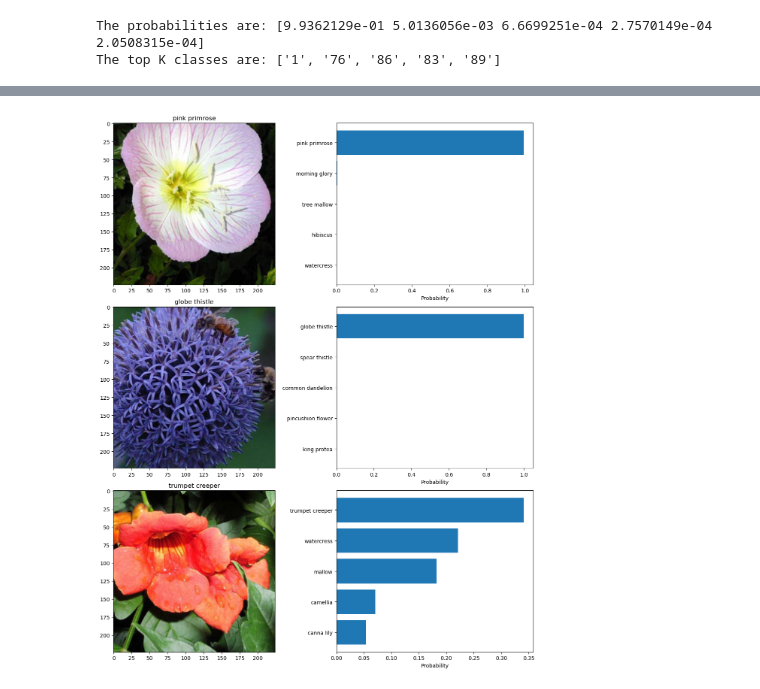
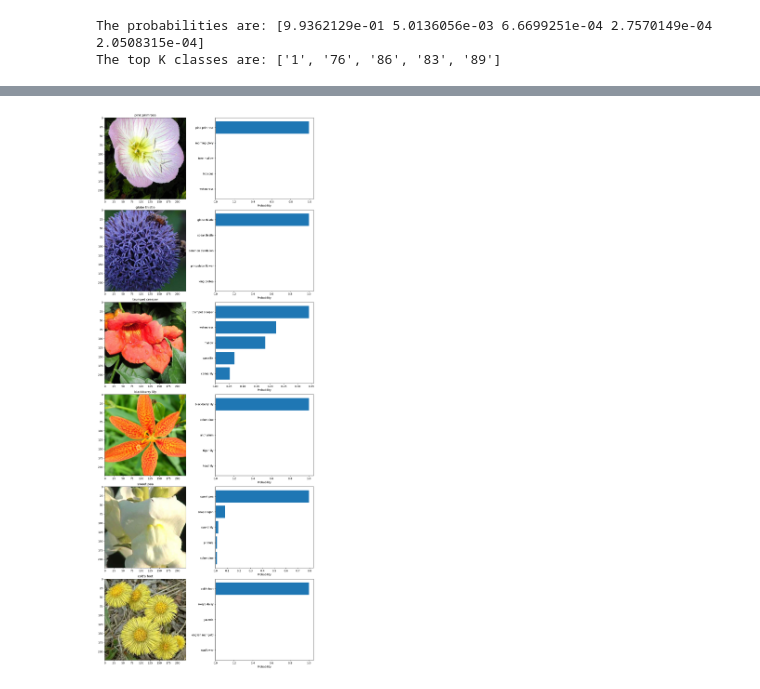
Before and after one commit to emdeh/rmit-img-classifier, a Jupyter notebook: Image Classifier Project.ipynb, the cells around one changed output, grey strips where cells are left out. Drawn from its saved outputs; the diff is of its cells as text; code cells hidden in the pictures.

Commit message:
udpated sanity_check() function to dynamically add rows to plot based on file path number

```diff
--- a/Image Classifier Project.ipynb
+++ b/Image Classifier Project.ipynb
@@ -656,34 +656,45 @@ def sanity_check(image_path, model, cat_to_name, topk=5, ax_img=None, ax_bar=Non
     # Display the image
     image_tensor = torch.tensor(process_image(image_path))
     imshow(image_tensor, ax=ax_img)
     ax_img.set_title(flower_names[0])  # Title with the top predicted flower name
 
     # Plot the probabilities
     y_pos = np.arange(len(flower_names))
     ax_bar.barh(y_pos, probs, align='center')
     ax_bar.set_yticks(y_pos)
     ax_bar.set_yticklabels(flower_names)
     ax_bar.set_xlabel('Probability')
     ax_bar.invert_yaxis()  # Invert y-axis so the highest probability is at the top
 
+# List of image paths
 image_paths = [
     'flowers/test/1/image_06743.jpg',
     'flowers/test/10/image_07090.jpg',
-    'flowers/test/101/image_07949.jpg'
+    'flowers/test/101/image_07949.jpg',
+    'flowers/test/102/image_08004.jpg',
+    'flowers/test/11/image_03098.jpg',
+    'flowers/test/12/image_03994.jpg',
 ]
 
-# Create a figure with 3 rows and 2 columns
-fig, axes = plt.subplots(nrows=3, ncols=2, figsize=(12, 15))
+# Determine the number of rows needed (each image has 1 row with 2 columns:
+# image + bar chart)
+n_images = len(image_paths)
+nrows = n_images
+# Always 2 columns: one for the image and one for the bar chart
+ncols = 2
+
+# Create a figure with the dynamic number of rows
+fig, axes = plt.subplots(nrows=nrows, ncols=ncols, figsize=(12, 5 * nrows))
 
 # Flatten the axes array for easier indexing
 axes = axes.flatten()
 
 for i, image_path in enumerate(image_paths):
     ax_img = axes[2*i]
     ax_bar = axes[2*i + 1]
     sanity_check(image_path, model, cat_to_name, topk=5, ax_img=ax_img, ax_bar=ax_bar)
 
 plt.tight_layout()
 plt.show()
 # %% [output]
-[figure, old version]
+[figure, new version]
```
Also changed, not shown: 1 other file.
